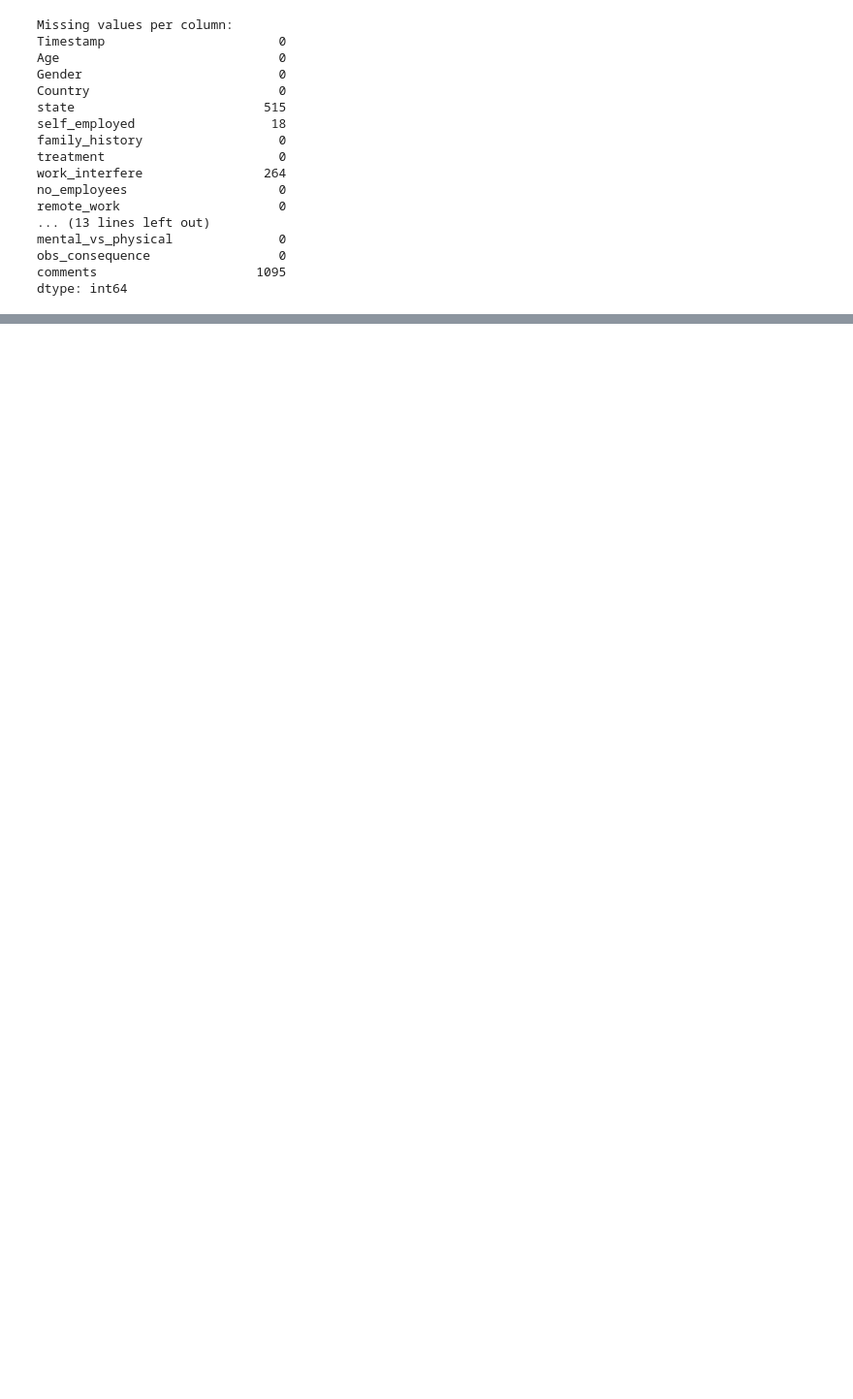
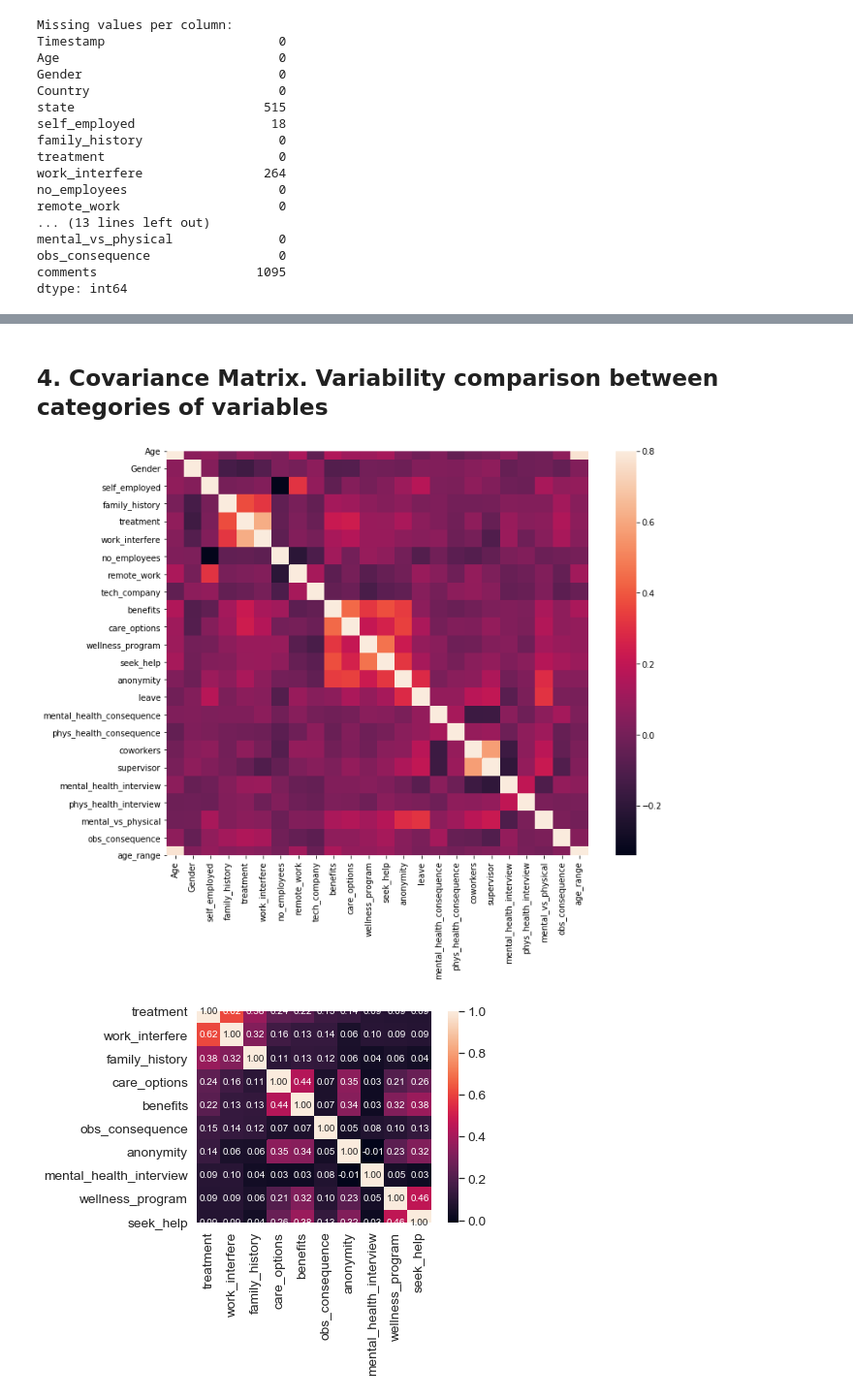
Before and after one commit to Seiji555/Team_AI, a Jupyter notebook: 20191102/Mental_Health.ipynb, the cells around one changed output, grey strips where cells are left out. Shown: that part at 97% size. Cells and saved outputs as stored; diff of their text form; code cells hidden in the pictures; blank space fills up the shorter version.

```diff
--- a/20191102/Mental_Health.ipynb
+++ b/20191102/Mental_Health.ipynb
@@ -134,0 +292,5 @@ dtype: int64
+# %%
+#There are only 0.014% of self employed so let's change NaN to NOT self_employed
+#Replace "NaN" string from defaultString
+train_df['self_employed'] = train_df['self_employed'].replace([defaultString], 'No')
+print(train_df['self_employed'].unique())
@@ -134,0 +303,6 @@ dtype: int64
+# %%
+#There are only 0.20% of self work_interfere so let's change NaN to "Don't know
+#Replace "NaN" string from defaultString
+
+train_df['work_interfere'] = train_df['work_interfere'].replace([defaultString], 'Don\'t know' )
+print(train_df['work_interfere'].unique())
@@ -134,0 +313,19 @@ dtype: int64
+# %%
+#Encoding data
+labelDict = {}
+for feature in train_df:
+    le = preprocessing.LabelEncoder()
+    le.fit(train_df[feature])
+    le_name_mapping = dict(zip(le.classes_, le.transform(le.classes_)))
+    train_df[feature] = le.transform(train_df[feature])
+    # Get labels
+    labelKey = 'label_' + feature
+    labelValue = [*le_name_mapping]
+    labelDict[labelKey] =labelValue
+
+for key, value in labelDict.items():
+    print(key, value)
+
+#Get rid of 'Country'
+train_df = train_df.drop(['Country'], axis= 1)
+train_df.head()
@@ -134,0 +394,19 @@ dtype: int64
+# %% [markdown]
+## 4. Covariance Matrix. Variability comparison between categories of variables
+# %%
+#correlation matrix
+corrmat = train_df.corr()
+f, ax = plt.subplots(figsize=(12, 9))
+sns.heatmap(corrmat, vmax=.8, square=True);
+plt.show()
+
+#treatment correlation matrix
+k = 10 #number of variables for heatmap
+cols = corrmat.nlargest(k, 'treatment')['treatment'].index
+cm = np.corrcoef(train_df[cols].values.T)
+sns.set(font_scale=1.25)
+hm = sns.heatmap(cm, cbar=True, annot=True, square=True, fmt='.2f', annot_kws={'size': 10}, yticklabels=cols.values, xticklabels=cols.values)
+plt.show()
+# %% [output]
+[figure, added]
+[figure, added]
```
Also changed, not shown: parts of 50 cells of this notebook.
